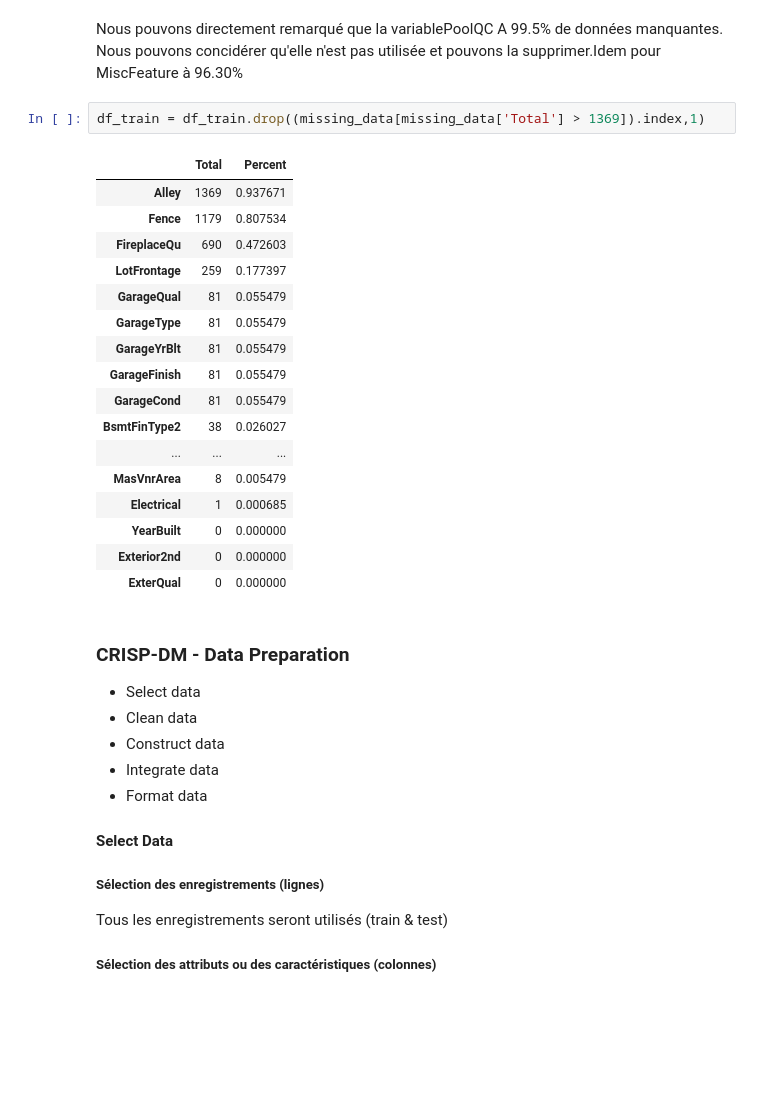
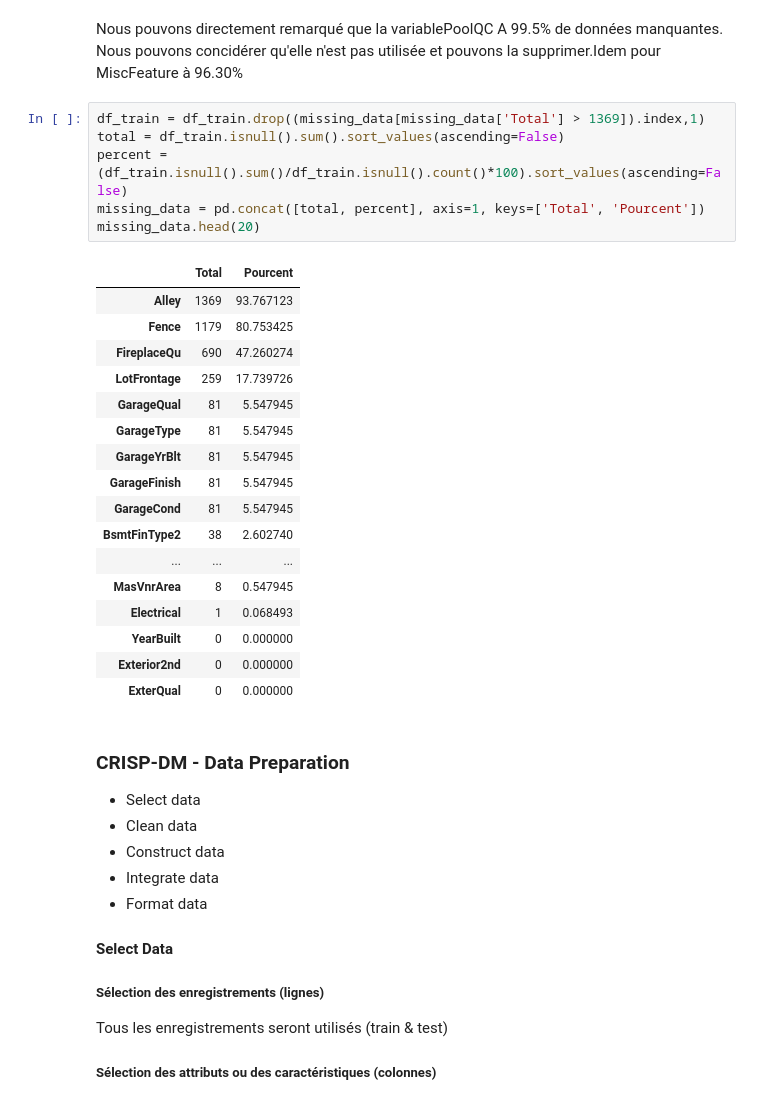
Before and after one commit to migrosdata/HousePrices, a Jupyter notebook: GroupC.ipynb, the cells around one changed output. Drawn from its saved outputs; the diff is of its cells as text; blank space fills up the shorter version.

```diff
--- a/GroupC.ipynb
+++ b/GroupC.ipynb
@@ -371,26 +371,30 @@ missing_data.head(20)
 | Utilities | 0 | 0.000000 |
 # %% [markdown]
 Nous pouvons directement remarqué que la variablePoolQC A 99.5% de données manquantes. Nous pouvons concidérer qu'elle n'est pas utilisée et pouvons la supprimer.Idem pour MiscFeature à 96.30%
-# %%
-df_train = df_train.drop((missing_data[missing_data['Total'] > 1369]).index,1)
-# %% [output]
-|  | Total | Percent |
-| Alley | 1369 | 0.937671 |
-| Fence | 1179 | 0.807534 |
-| FireplaceQu | 690 | 0.472603 |
-| LotFrontage | 259 | 0.177397 |
-| GarageQual | 81 | 0.055479 |
-| GarageType | 81 | 0.055479 |
-| GarageYrBlt | 81 | 0.055479 |
-| GarageFinish | 81 | 0.055479 |
-| GarageCond | 81 | 0.055479 |
-| BsmtFinType2 | 38 | 0.026027 |
-| ... | ... | ... |
-| MasVnrArea | 8 | 0.005479 |
-| Electrical | 1 | 0.000685 |
-| YearBuilt | 0 | 0.000000 |
-| Exterior2nd | 0 | 0.000000 |
-| ExterQual | 0 | 0.000000 |
+# %%
+df_train = df_train.drop((missing_data[missing_data['Total'] > 1369]).index,1)
+total = df_train.isnull().sum().sort_values(ascending=False)
+percent = (df_train.isnull().sum()/df_train.isnull().count()*100).sort_values(ascending=False)
+missing_data = pd.concat([total, percent], axis=1, keys=['Total', 'Pourcent'])
+missing_data.head(20)
+# %% [output]
+|  | Total | Pourcent |
+| Alley | 1369 | 93.767123 |
+| Fence | 1179 | 80.753425 |
+| FireplaceQu | 690 | 47.260274 |
+| LotFrontage | 259 | 17.739726 |
+| GarageQual | 81 | 5.547945 |
+| GarageType | 81 | 5.547945 |
+| GarageYrBlt | 81 | 5.547945 |
+| GarageFinish | 81 | 5.547945 |
+| GarageCond | 81 | 5.547945 |
+| BsmtFinType2 | 38 | 2.602740 |
+| ... | ... | ... |
+| MasVnrArea | 8 | 0.547945 |
+| Electrical | 1 | 0.068493 |
+| YearBuilt | 0 | 0.000000 |
+| Exterior2nd | 0 | 0.000000 |
+| ExterQual | 0 | 0.000000 |
 # %% [markdown]
 ### CRISP-DM - Data Preparation
 * Select data
```
Also changed, not shown: parts of 2 cells of this notebook.
